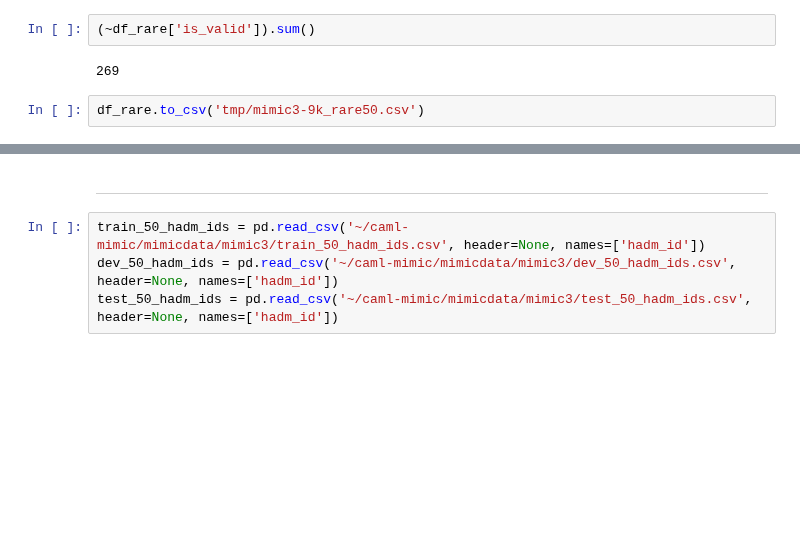
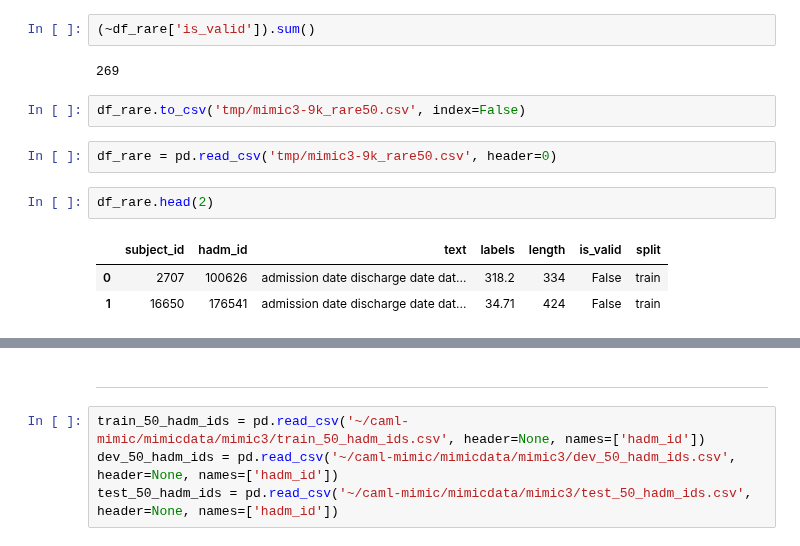
Before and after one commit to debjyotiSRoy/xcube, a Jupyter notebook: nbs/18_tutorial.train_mimic3.ipynb, the cells around one changed output, grey strips where cells are left out. Cells and saved outputs as stored; diff of their text form; blank space fills up the shorter version.

```diff
--- a/nbs/18_tutorial.train_mimic3.ipynb
+++ b/nbs/18_tutorial.train_mimic3.ipynb
@@ -790,4 +791,12 @@ df_rare = pd.concat((df_td, df_rare50_test))
 # %% [output]
 269
 # %%
-df_rare.to_csv('tmp/mimic3-9k_rare50.csv')
+df_rare.to_csv('tmp/mimic3-9k_rare50.csv', index=False)
+# %%
+df_rare = pd.read_csv('tmp/mimic3-9k_rare50.csv', header=0)
+# %%
+df_rare.head(2)
+# %% [output]
+|  | subject_id | hadm_id | text | labels | length | is_valid | split |
+| 0 | 2707 | 100626 | admission date discharge date dat... | 318.2 | 334 | False | train |
+| 1 | 16650 | 176541 | admission date discharge date dat... | 34.71 | 424 | False | train |
```
Also changed, not shown: parts of 18 cells of this notebook.
